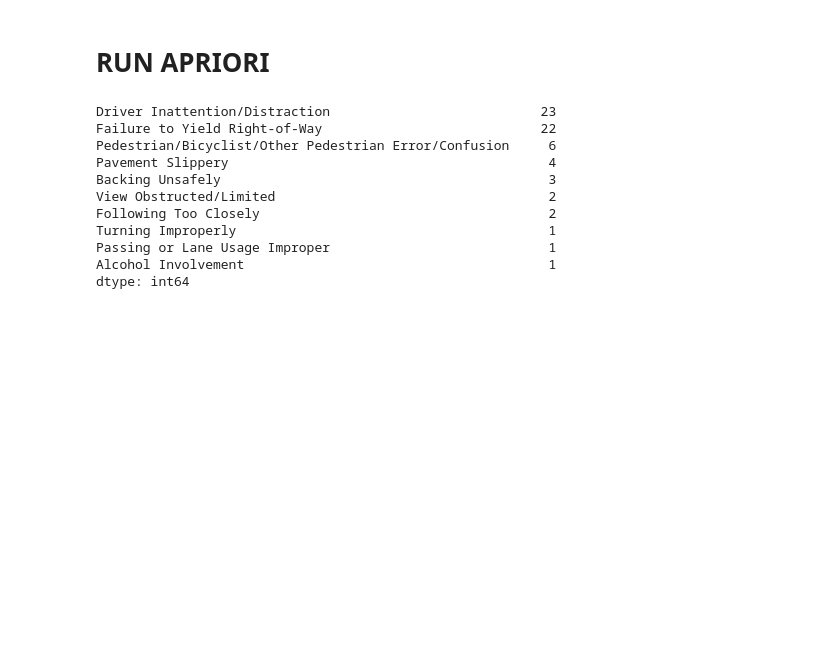
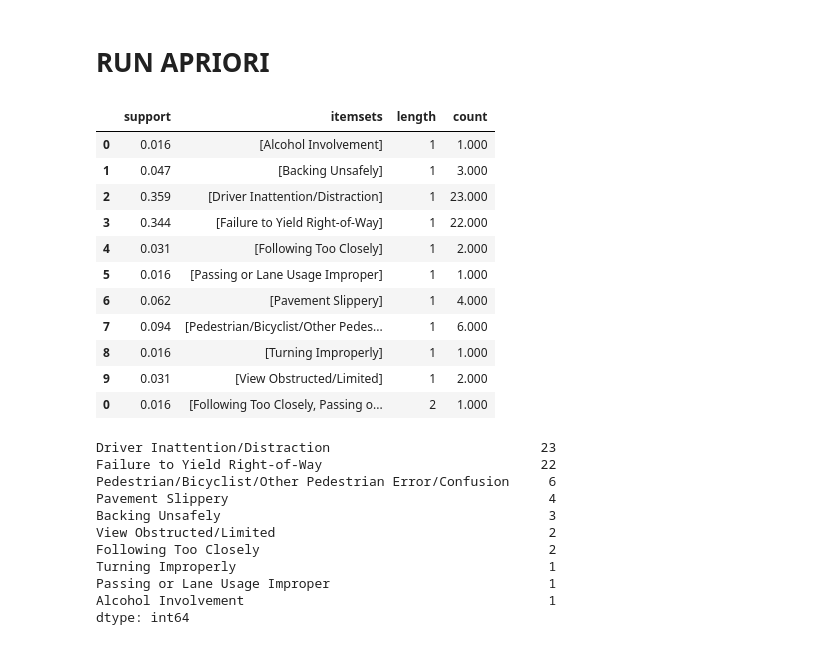
Before and after one commit to kvn219/NYPDMotorVehicleCollisions, a Jupyter notebook: notebooks/04 - Most Dangerous Day.ipynb, the cells around one changed output. Drawn from its saved outputs; the diff is of its cells as text; code cells hidden in the pictures; blank space fills up the shorter version.

```diff
--- a/notebooks/04 - Most Dangerous Day.ipynb
+++ b/notebooks/04 - Most Dangerous Day.ipynb
@@ -72,12 +70,25 @@ factors_obj = my_generator(contributing_factors)
 contributing_factors_to_injuries = [fact for fact in factors_obj]
 
 df = get_factors(contributing_factors_to_injuries)
+# %%
+n = df.shape[0]
 # %% [markdown]
 # RUN APRIORI
 # %%
 results = apriori(df, min_support=0.0001, use_colnames=True)
-
-top_10 = results[results['length'] > 1].sort_values(by='support', ascending=False).head(10)
-
-results['count'] = results['support'] * 18351
+results['count'] = results['support'] * n
+results
+# %% [output]
+|  | support | itemsets | length | count |
+| 0 | 0.016 | [Alcohol Involvement] | 1 | 1.000 |
+| 1 | 0.047 | [Backing Unsafely] | 1 | 3.000 |
+| 2 | 0.359 | [Driver Inattention/Distraction] | 1 | 23.000 |
+| 3 | 0.344 | [Failure to Yield Right-of-Way] | 1 | 22.000 |
+| 4 | 0.031 | [Following Too Closely] | 1 | 2.000 |
+| 5 | 0.016 | [Passing or Lane Usage Improper] | 1 | 1.000 |
+| 6 | 0.062 | [Pavement Slippery] | 1 | 4.000 |
+| 7 | 0.094 | [Pedestrian/Bicyclist/Other Pedes... | 1 | 6.000 |
+| 8 | 0.016 | [Turning Improperly] | 1 | 1.000 |
+| 9 | 0.031 | [View Obstructed/Limited] | 1 | 2.000 |
+| 0 | 0.016 | [Following Too Closely, Passing o... | 2 | 1.000 |
 # %%
```
Also changed, not shown: parts of 6 cells of this notebook, 10 other files.
